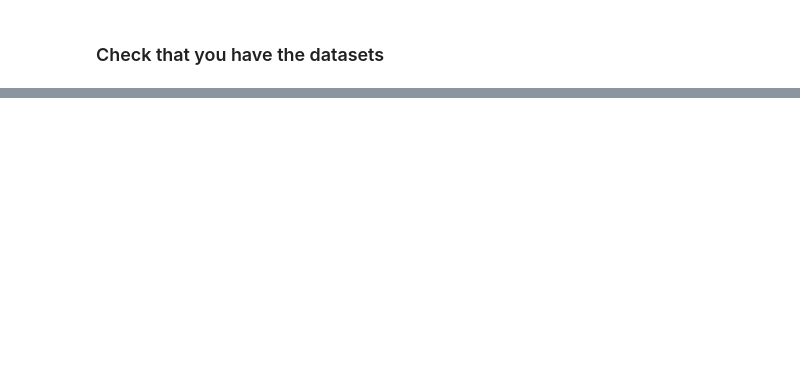
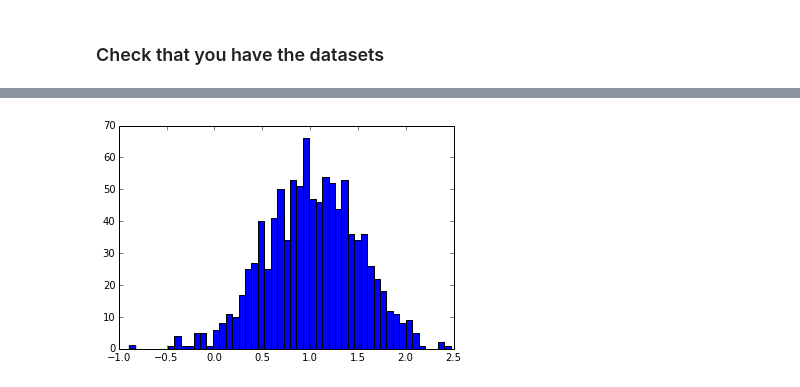
Before and after one commit to ogrisel/parallel_ml_tutorial, a Jupyter notebook: solutions/00 - Tutorial Setup .ipynb, the cells around one changed output, grey strips where cells are left out. Saved outputs shown, nothing was run; the diff lists cells and outputs as text; code cells hidden in the pictures; blank space fills up the shorter version.

```diff
--- a/solutions/00 - Tutorial Setup .ipynb
+++ b/solutions/00 - Tutorial Setup .ipynb
@@ -26,0 +196,2 @@ Please feel in the following survery at the end of the session: https://www.surv
+# %%
+samples = np.random.normal(loc=1.0, scale=0.5, size=1000)
@@ -26,0 +215,4 @@ Please feel in the following survery at the end of the session: https://www.surv
+# %%
+_ = plt.hist(samples, bins=50)
+# %% [output]
+[figure, added]
```
Also changed, not shown: parts of 53 cells of this notebook, 6 other files.
